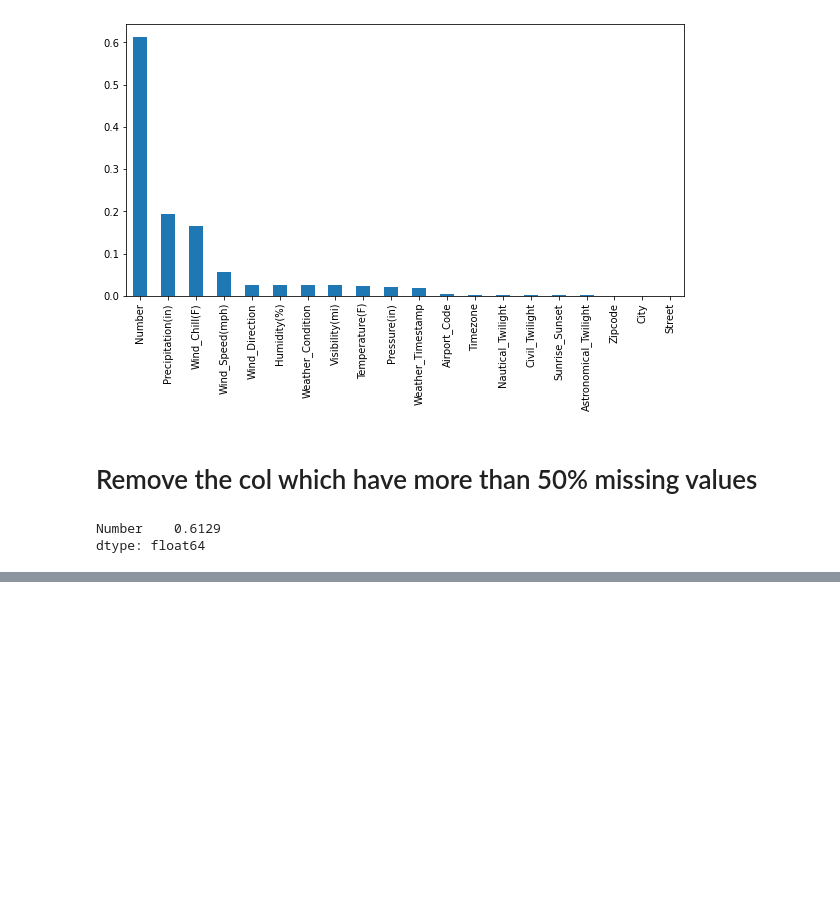
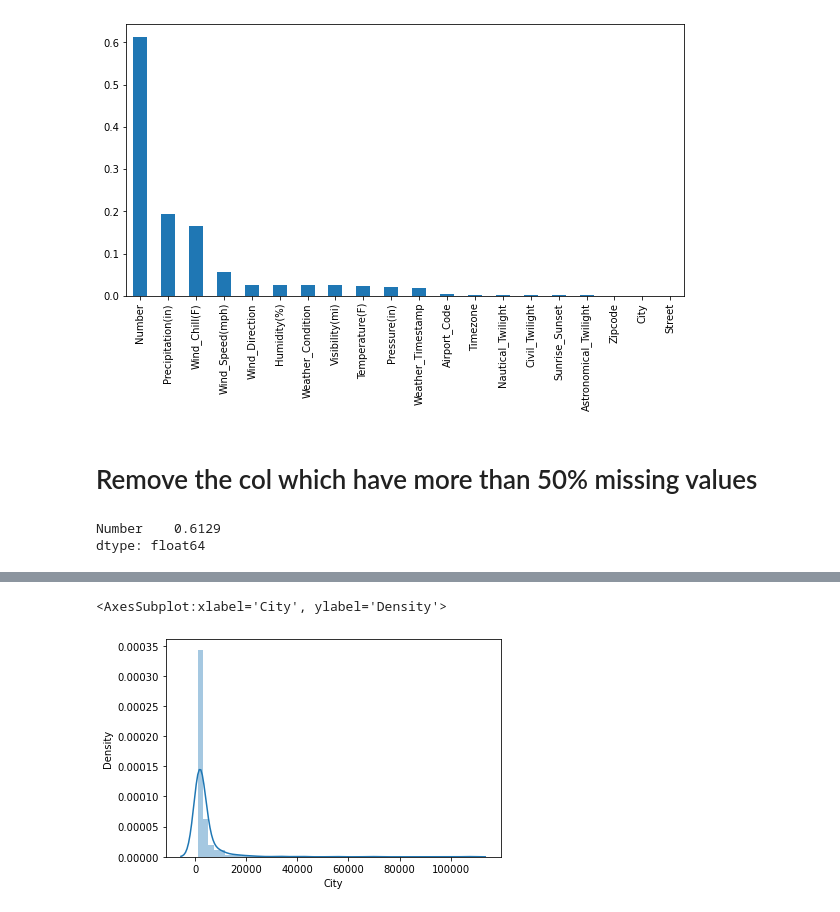
Before and after one commit to ankittrajj/WD_DA_10am_11april, a Jupyter notebook: Project.ipynb, the cells around one changed output, grey strips where cells are left out. Saved outputs shown, nothing was run; the diff lists cells and outputs as text; code cells hidden in the pictures; blank space fills up the shorter version.

```diff
--- a/Project.ipynb
+++ b/Project.ipynb
@@ -269,0 +385,2 @@ newdf.head()
+# %%
+high_rate_accident = top_5_accident_city[top_5_accident_city>=1000]
@@ -269,0 +402,5 @@ newdf.head()
+# %%
+sns.distplot(high_rate_accident)
+# %% [output]
+<AxesSubplot:xlabel='City', ylabel='Density'>
+[figure, added]
```
Also changed, not shown: parts of 28 cells of this notebook.
